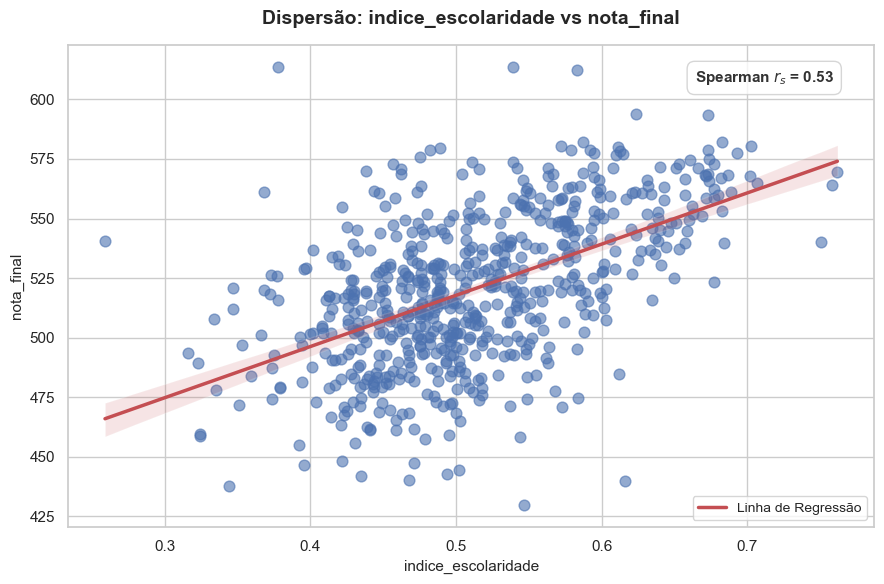
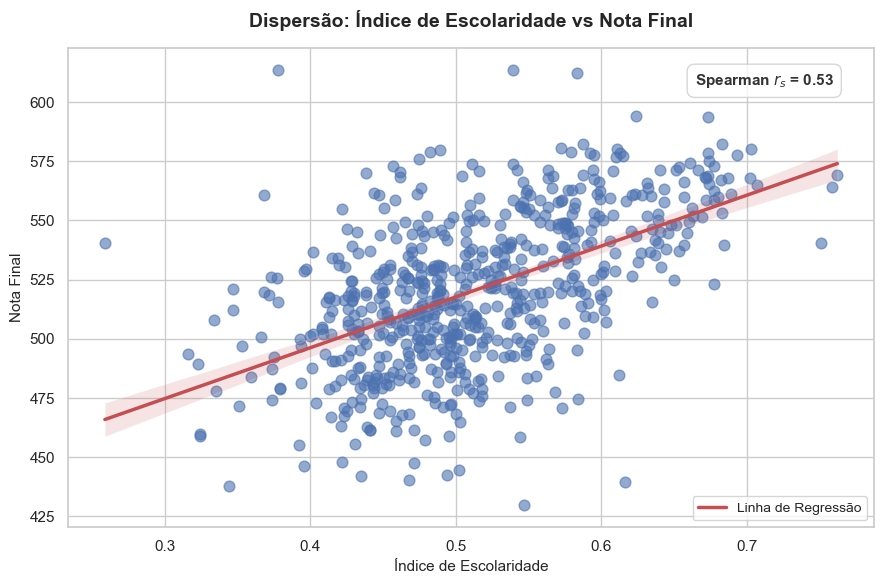
The change to this notebook cell's code, shown as a diff; its figure went from the first image to the second:
--- before
+++ after
@@ -1,4 +1,6 @@
 variavel_y = 'nota_final'
 variavel_x = 'indice_escolaridade'
+nome_y = 'Nota Final'
+nome_x = 'Índice de Escolaridade'
 
 # 1. Calcula a correlação de Pearson dinamicamente para essas duas variáveis
@@ -31,7 +33,7 @@
 
 # Títulos e rótulos
-plt.title(f'Dispersão: {variavel_x} vs {variavel_y}', fontsize=14, pad=15, weight='bold')
-plt.xlabel(variavel_x, fontsize=11)
-plt.ylabel(variavel_y, fontsize=11)
+plt.title(f'Dispersão: {nome_x} vs {nome_y}', fontsize=14, pad=15, weight='bold')
+plt.xlabel(nome_x, fontsize=11)
+plt.ylabel(nome_y, fontsize=11)
 
 # 4. Ativa a legenda na tela

Commit: Mais correções de labels de gráficos